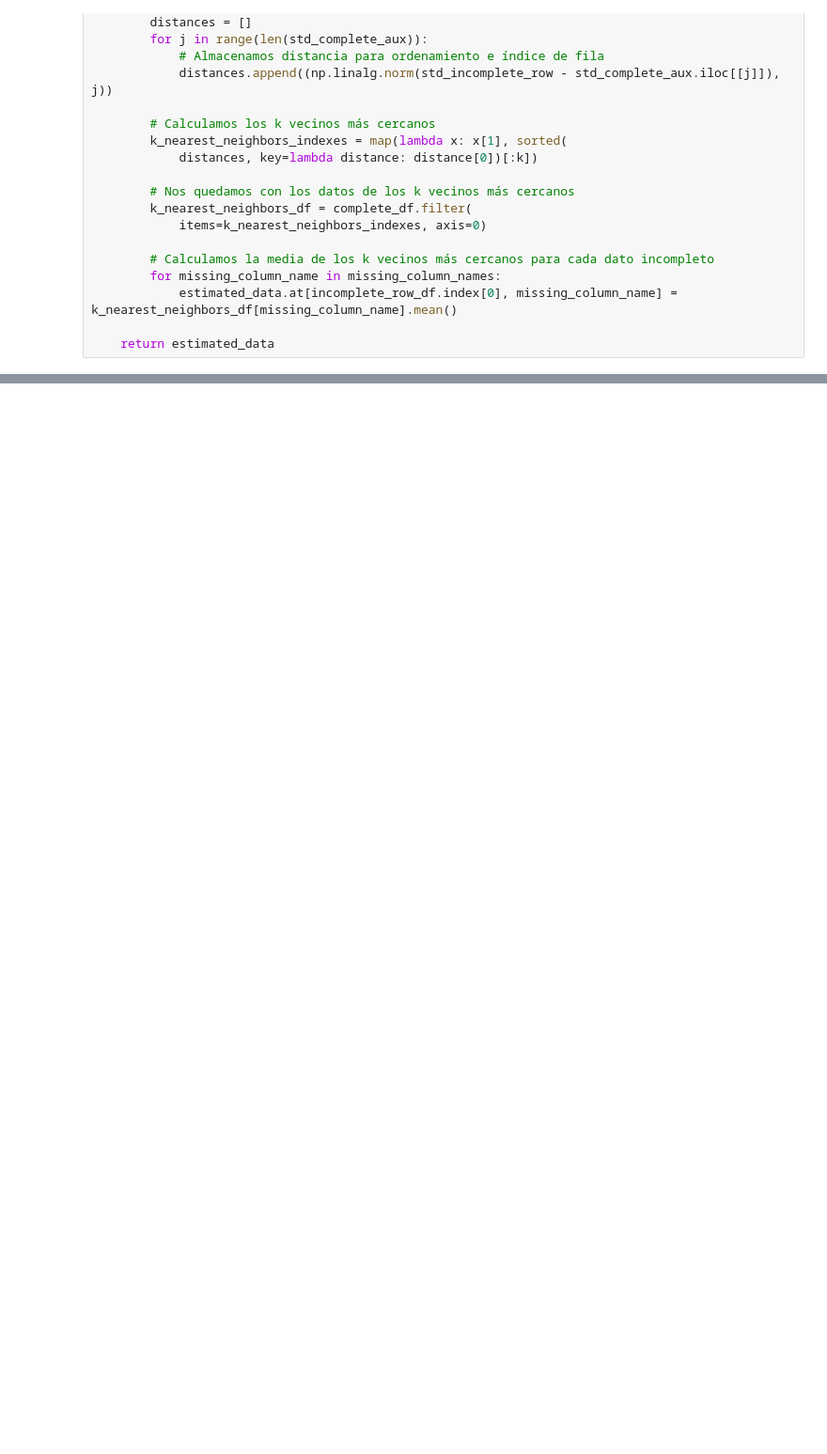
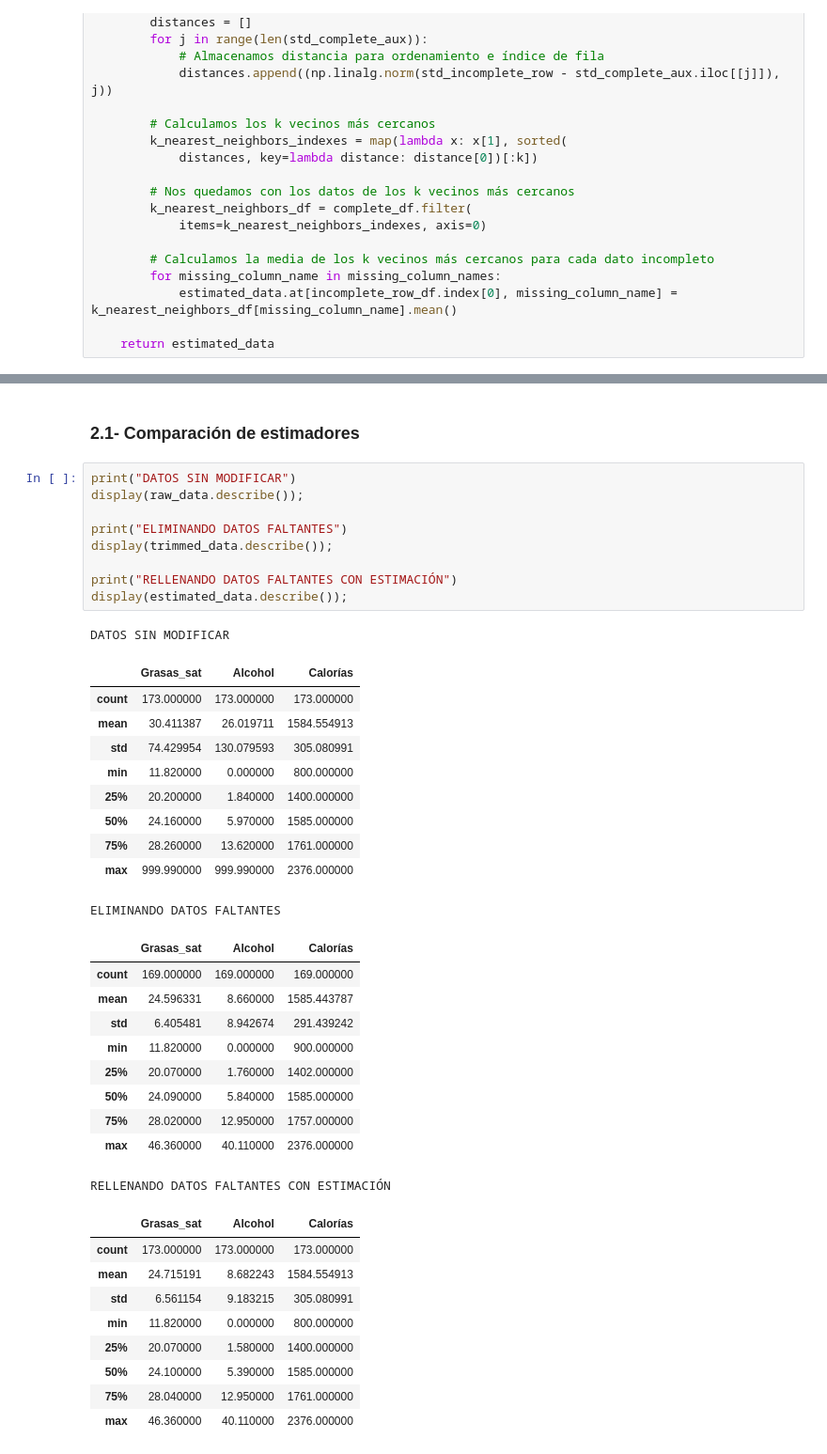
Before and after one commit to oserpe/machine-learning, a Jupyter notebook: analysis.ipynb, the cells around one changed output, grey strips where cells are left out. Shown: that part at 94% size. Cells and saved outputs as stored; diff of their text form; blank space fills up the shorter version.

```diff
--- a/analysis.ipynb
+++ b/analysis.ipynb
@@ -80,0 +79,42 @@ axes[2].set_title("Grasas_sat")
+# %% [markdown]
+### 2.1- Comparación de estimadores
+# %%
+print("DATOS SIN MODIFICAR")
+display(raw_data.describe());
+
+print("ELIMINANDO DATOS FALTANTES")
+display(trimmed_data.describe());
+
+print("RELLENANDO DATOS FALTANTES CON ESTIMACIÓN")
+display(estimated_data.describe());
+# %% [output]
+DATOS SIN MODIFICAR
+|  | Grasas_sat | Alcohol | Calorías |
+| count | 173.000000 | 173.000000 | 173.000000 |
+| mean | 30.411387 | 26.019711 | 1584.554913 |
+| std | 74.429954 | 130.079593 | 305.080991 |
+| min | 11.820000 | 0.000000 | 800.000000 |
+| 25% | 20.200000 | 1.840000 | 1400.000000 |
+| 50% | 24.160000 | 5.970000 | 1585.000000 |
+| 75% | 28.260000 | 13.620000 | 1761.000000 |
+| max | 999.990000 | 999.990000 | 2376.000000 |
+ELIMINANDO DATOS FALTANTES
+|  | Grasas_sat | Alcohol | Calorías |
+| count | 169.000000 | 169.000000 | 169.000000 |
+| mean | 24.596331 | 8.660000 | 1585.443787 |
+| std | 6.405481 | 8.942674 | 291.439242 |
+| min | 11.820000 | 0.000000 | 900.000000 |
+| 25% | 20.070000 | 1.760000 | 1402.000000 |
+| 50% | 24.090000 | 5.840000 | 1585.000000 |
+| 75% | 28.020000 | 12.950000 | 1757.000000 |
+| max | 46.360000 | 40.110000 | 2376.000000 |
+RELLENANDO DATOS FALTANTES CON ESTIMACIÓN
+|  | Grasas_sat | Alcohol | Calorías |
+| count | 173.000000 | 173.000000 | 173.000000 |
+| mean | 24.715191 | 8.682243 | 1584.554913 |
+| std | 6.561154 | 9.183215 | 305.080991 |
+| min | 11.820000 | 0.000000 | 800.000000 |
+| 25% | 20.070000 | 1.580000 | 1400.000000 |
+| 50% | 24.100000 | 5.390000 | 1585.000000 |
+| 75% | 28.040000 | 12.950000 | 1761.000000 |
+| max | 46.360000 | 40.110000 | 2376.000000 |
```
Also changed, not shown: parts of 11 cells of this notebook.
